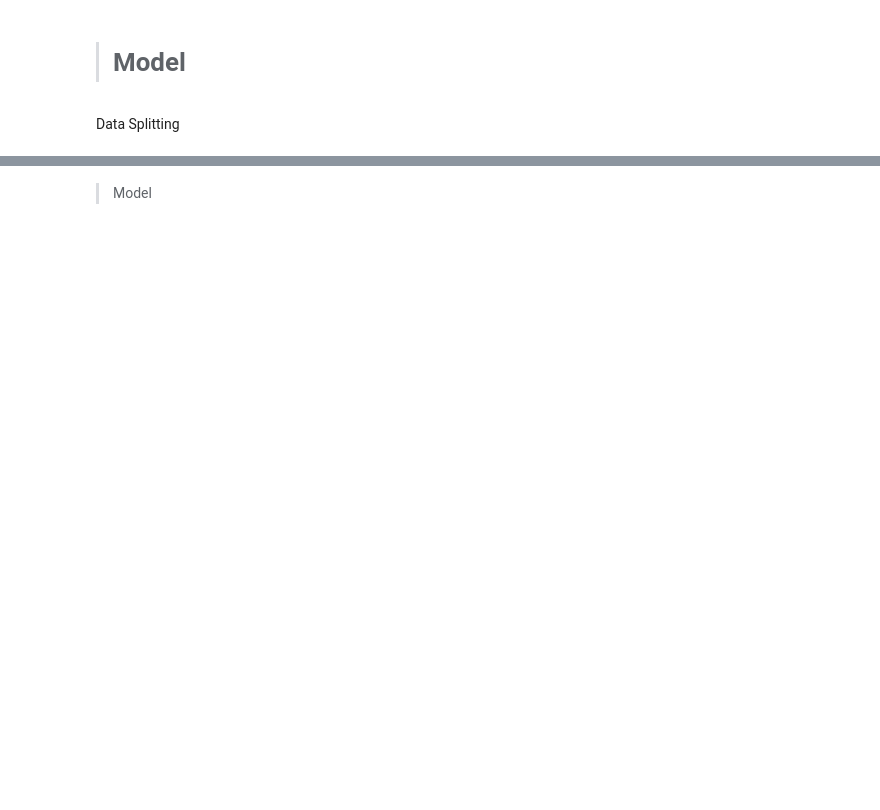
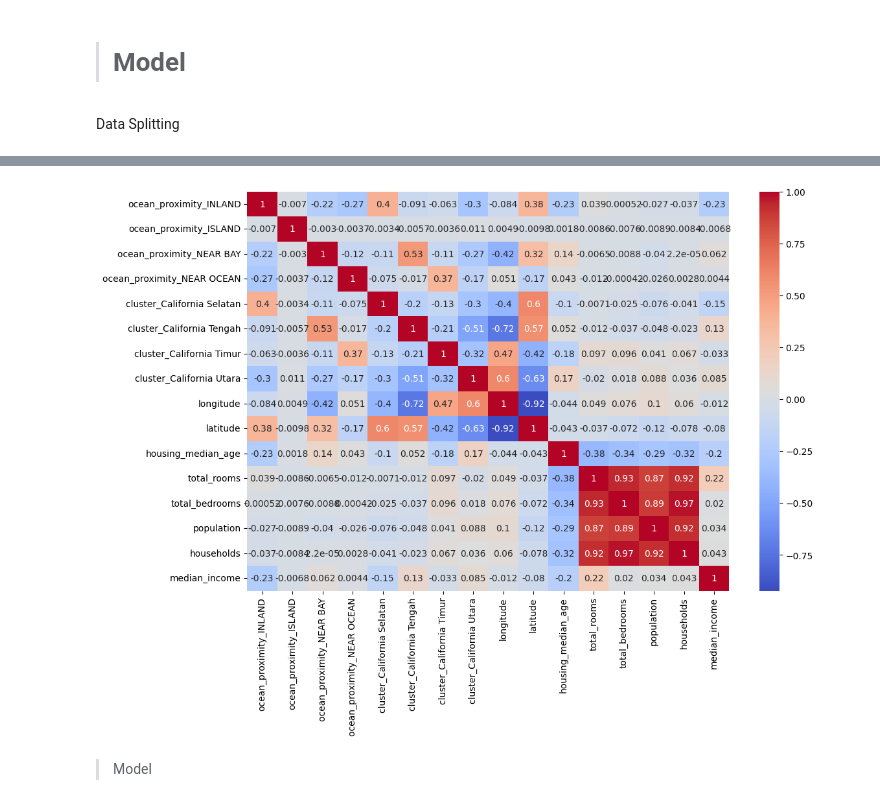
Before and after one commit to giansrt/Capstone-3, a Jupyter notebook: main.ipynb, the cells around one changed output, grey strips where cells are left out. Cells and saved outputs as stored; diff of their text form; code cells hidden in the pictures; blank space fills up the shorter version.

```diff
--- a/main.ipynb
+++ b/main.ipynb
@@ -352,5 +451,2 @@ transformer = ColumnTransformer(transformers=[
     ('num', numeric_encoder_pipeline, numeric_features)
 ], remainder='passthrough')
-# %%
-X_train_preprocessed = transformer.fit_transform(X_train) # .fit and .transform method
-X_test_preprocessed = transformer.transform(X_test) #.transform method
@@ -440,0 +453,14 @@ X_train_preprocessed
+# %%
+# Fit and transform the data
+X_train_transformed = transformer.fit_transform(X_train)
+X_test_transformed = transformer.transform(X_test)
+# %%
+# Convert the transformed data to a DataFrame for easier analysis
+transformed_feature_names = (
+    transformer.named_transformers_['onehot']
+    .get_feature_names_out(categorical_features)
+    .tolist() + numeric_features
+)
+
+X_train_transformed_df = pd.DataFrame(X_train_transformed, columns=transformed_feature_names)
+X_train_transformed_df
@@ -440,0 +495,4 @@ X_train_preprocessed
+# %%
+# Calculate the correlation matrix
+correlation_matrix = X_train_transformed_df.corr()
+correlation_matrix
@@ -441,2 +517,12 @@ X_train_preprocessed
+# %%
+# Display the correlation matrix
+import seaborn as sns
+import matplotlib.pyplot as plt
+
+plt.figure(figsize=(12, 8))
+sns.heatmap(correlation_matrix, annot=True, cmap='coolwarm')
+plt.show()
+# %% [output]
+[figure, added]
 # %% [markdown]
 > Model
```
Also changed, not shown: parts of 96 cells of this notebook, 10 other files.
